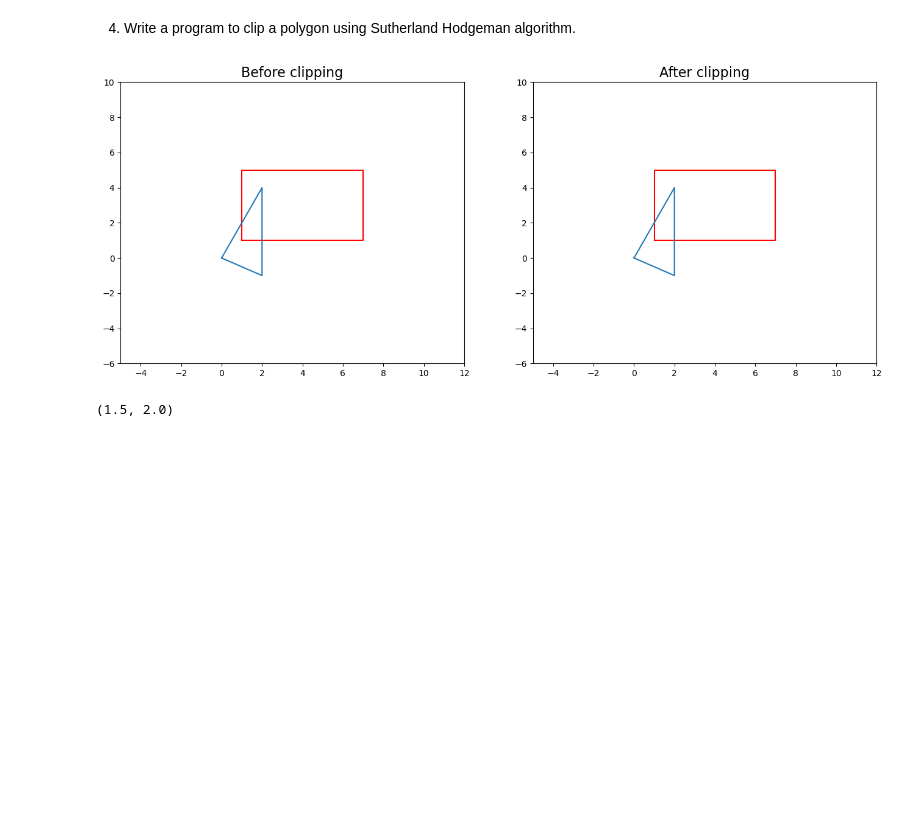
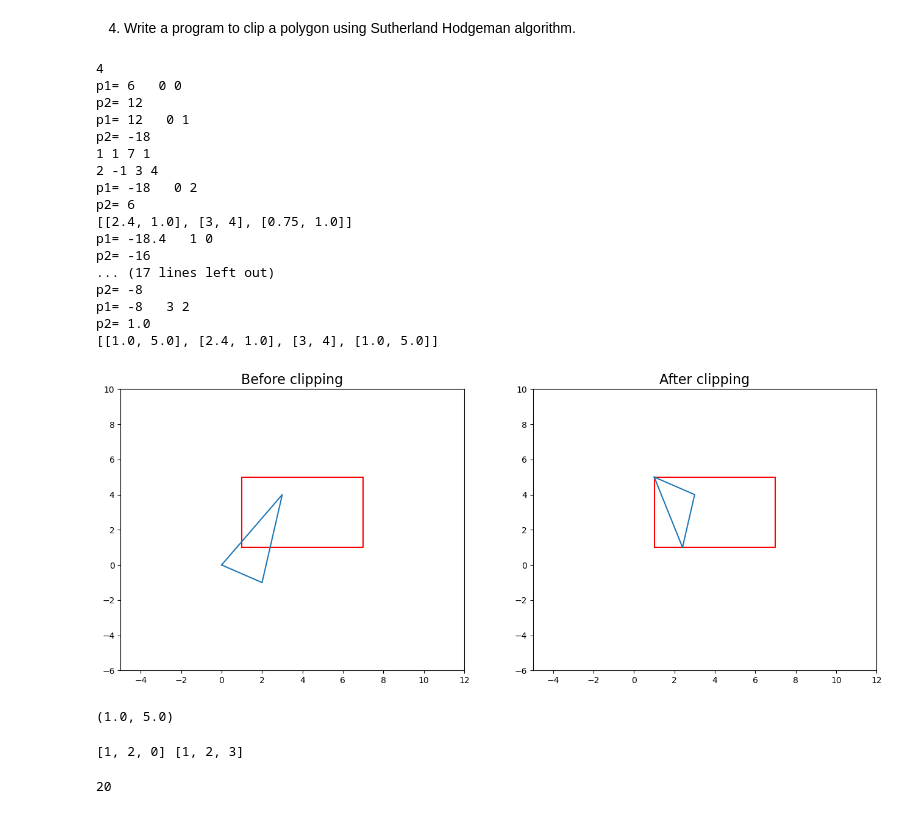
Before and after one commit to Chandan1707/Computer_Graphics, a Jupyter notebook: Assignment_04_polygon_clipping_using_Sutherland_Hodgeman_algorithm.ipynb, the cells around one changed output. Drawn from its saved outputs; the diff is of its cells as text; code cells hidden in the pictures; blank space fills up the shorter version.

```diff
--- a/Assignment_04_polygon_clipping_using_Sutherland_Hodgeman_algorithm.ipynb
+++ b/Assignment_04_polygon_clipping_using_Sutherland_Hodgeman_algorithm.ipynb
@@ -59,21 +103,56 @@ def polygon_clipping(polygon, window):
 # %%
-window = ((1, 1), (1, 5), (7, 5), (7, 1))
-polygon = [[0, 0], [2, -1], [2, 4]]
+window = ((1, 1), (7, 1), (7, 5), (1, 5))
+polygon = [[0, 0], [2, -1], [3, 4]]
 # arr1 = np.array(polygon)
 # arr2 = np.array(polygon[0]).reshape(1, -1)
 # polygon = np.array(polygon)
 # polygon = np.concatenate((polygon , polygon[0].reshape(1, -1)), axis=0)
 # print(arr1.shape)
 # print(arr2.shape)
 # polygon = np.concatenate((arr1, arr2), axis=0)
 # print(polygon[:, 0])
-print_polygon_clipping(window, polygon, polygon)
+print(len(window))
+# print_polygon_clipping(window, polygon, polygon)
+polygon_clipping(polygon, window)
 # %% [output]
+4
+p1= 6   0 0
+p2= 12
+p1= 12   0 1
+p2= -18
+1 1 7 1
+2 -1 3 4
+p1= -18   0 2
+p2= 6
+[[2.4, 1.0], [3, 4], [0.75, 1.0]]
+p1= -18.4   1 0
+p2= -16
+... (17 lines left out)
+p2= -8
+p1= -8   3 2
+p2= 1.0
+[[1.0, 5.0], [2.4, 1.0], [3, 4], [1.0, 5.0]]
-[figure, old version]
+[figure, new version]
 # %%
-line_1 = (1, 1, 2, 7)
-line_2 = (0, 4, 3, 4)
+line_1 = (1, 1, 1, 5)
+line_2 = (0.75, 1, 2.4, 1)
+# 0.75 1.0 2.4 1.0
 points = compute_intersect_point(line_1, line_2)
 print(points)
 # %% [output]
-(1.5, 2.0)
+(1.0, 5.0)
+# %%
+p1 = [1, 2,3]
+p2 = copy.deepcopy(p1)
+p1[2] = 0
+print(p1, p2)
+# %% [output]
+[1, 2, 0] [1, 2, 3]
+# %%
+x1_w, y1_w = 7, 5
+x2_w, y2_w = 7, 1
+x1, y1 = 2, 2
+p1 = (x1 - x1_w) * (y2_w - y1_w) - (y1 - y1_w) * (x2_w - x1_w)
+print(p1)
+# %% [output]
+20
```
Also changed, not shown: parts of 3 cells of this notebook.
